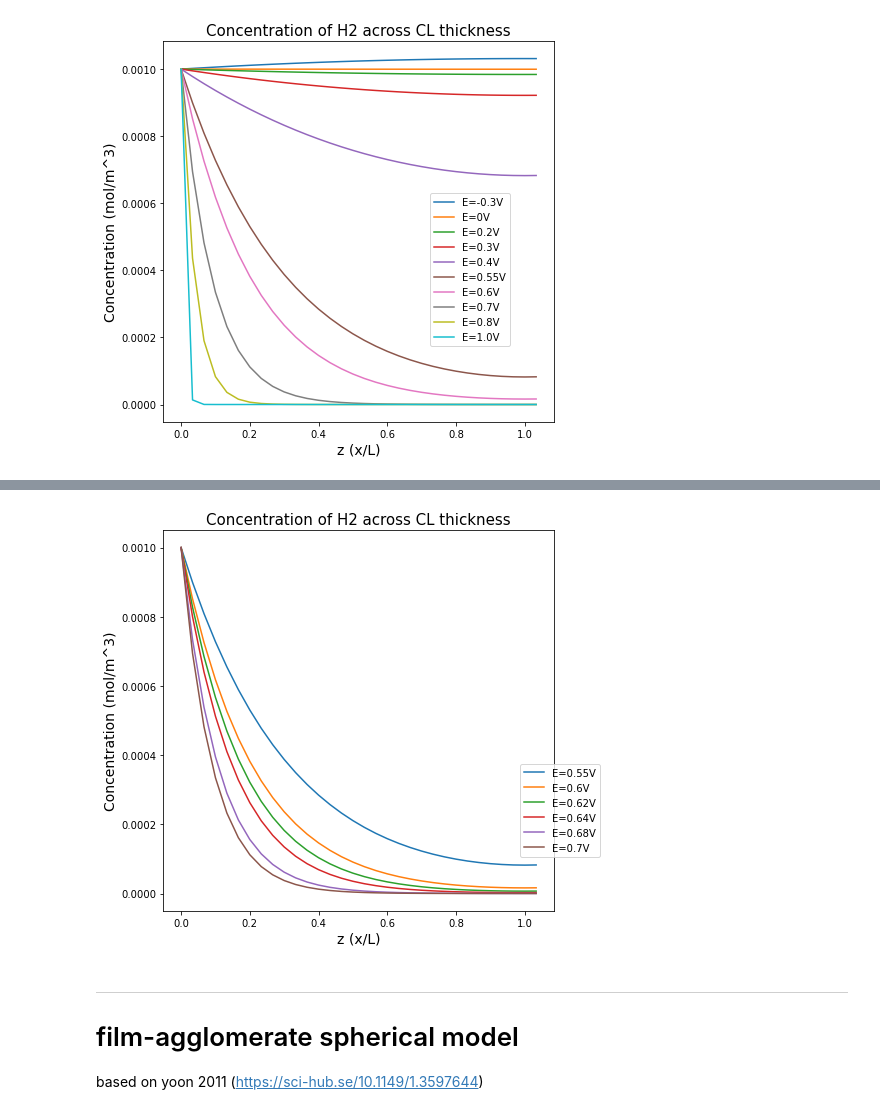
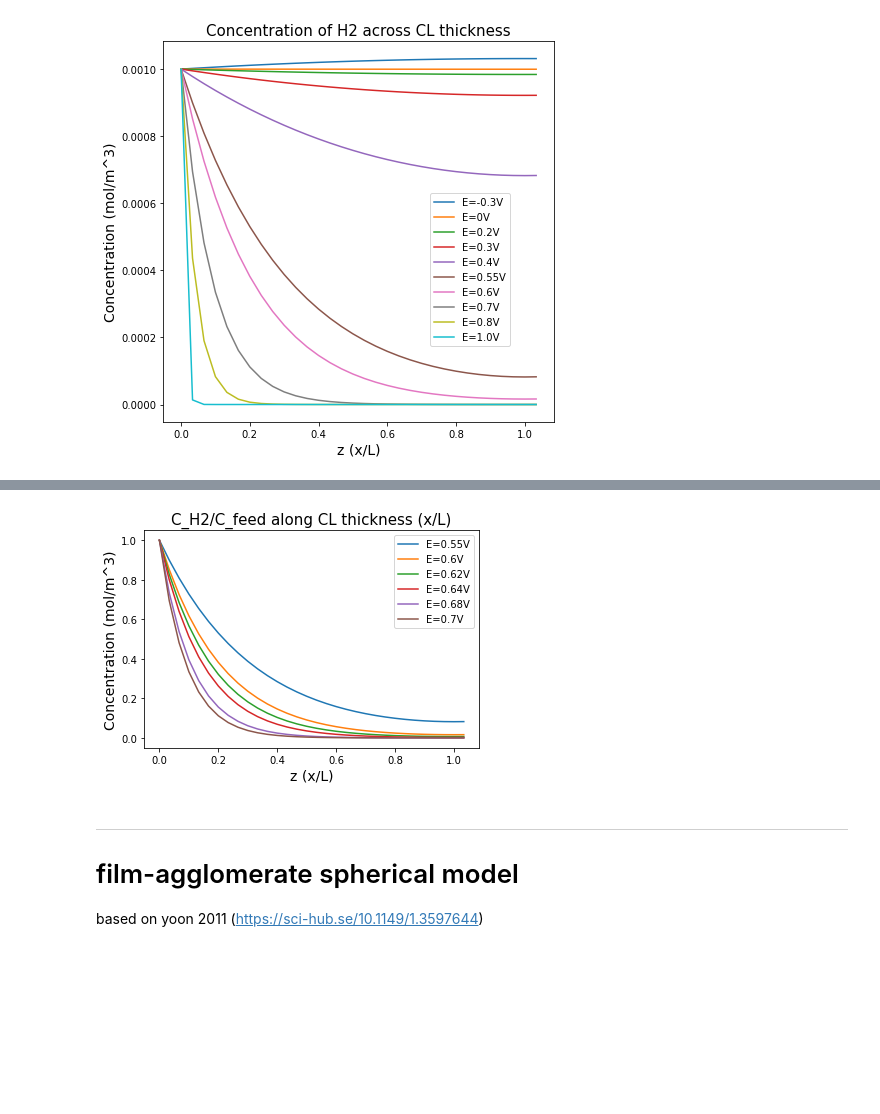
Before and after one commit to tinypersimmon/lbnl, a Jupyter notebook: degrad.ipynb, the cells around one changed output, grey strips where cells are left out. Saved outputs shown, nothing was run; the diff lists cells and outputs as text; code cells hidden in the pictures; blank space fills up the shorter version.

```diff
--- a/degrad.ipynb
+++ b/degrad.ipynb
@@ -6,6 +6,8 @@
 import numpy as np
 import matplotlib.pyplot as plt
 
+#S=1.62 mg/kg
+S=2.2e-4
 c_feed = 1/1000
 c_proton = 1.1
 
@@ -38,7 +40,7 @@ def c_cl(i,E):
 
 def current(c):
     area = np.trapz(c)
-    coul = n*F*(c_feed-area)
+    coul = -(1-area)/(n*F)
     return coul
 # %%
 I=[]
@@ -74,23 +79,23 @@ plt.show()
 # %%
 I=[]
-plt.figure(figsize=(7,7))
+#plt.figure(figsize=(7,7))
 E1=[0.55,0.6,0.62,0.64,0.68,0.7]
 for i in range(len(E1)):
     conc1 = c_cl(i,E1)
-    plt.plot(x/L, conc1, label=('E=' + str(round(E1[i],2)) + 'V'))
+    plt.plot(x/L, conc1/c_feed, label=('E=' + str(round(E1[i],2)) + 'V'))
     I = np.append(I,current(conc1))
 
 #E=[0.6]
 #plt.plot(x/L, c_cl(0), label=(str(round(E[0],2)) + 'V'), color='red')
-plt.title('Concentration of H2 across CL thickness', fontsize='15')
+plt.title('C_H2/C_feed along CL thickness (x/L)', fontsize='15')
 plt.ylabel('Concentration (mol/m^3)', fontsize='14')
 plt.xlabel('z (x/L)', fontsize='14')
 #plt.grid(True,which="both", linestyle='--')
-plt.legend(bbox_to_anchor=(0.9,0.4))
+plt.legend(loc='upper right')
 #plt.yscale('log')
 plt.show()
 # %% [output]
-[figure, old version]
+[figure, new version]
 # %% [markdown]
 ---
 # film-agglomerate spherical model
```
Also changed, not shown: parts of 6 cells of this notebook.
